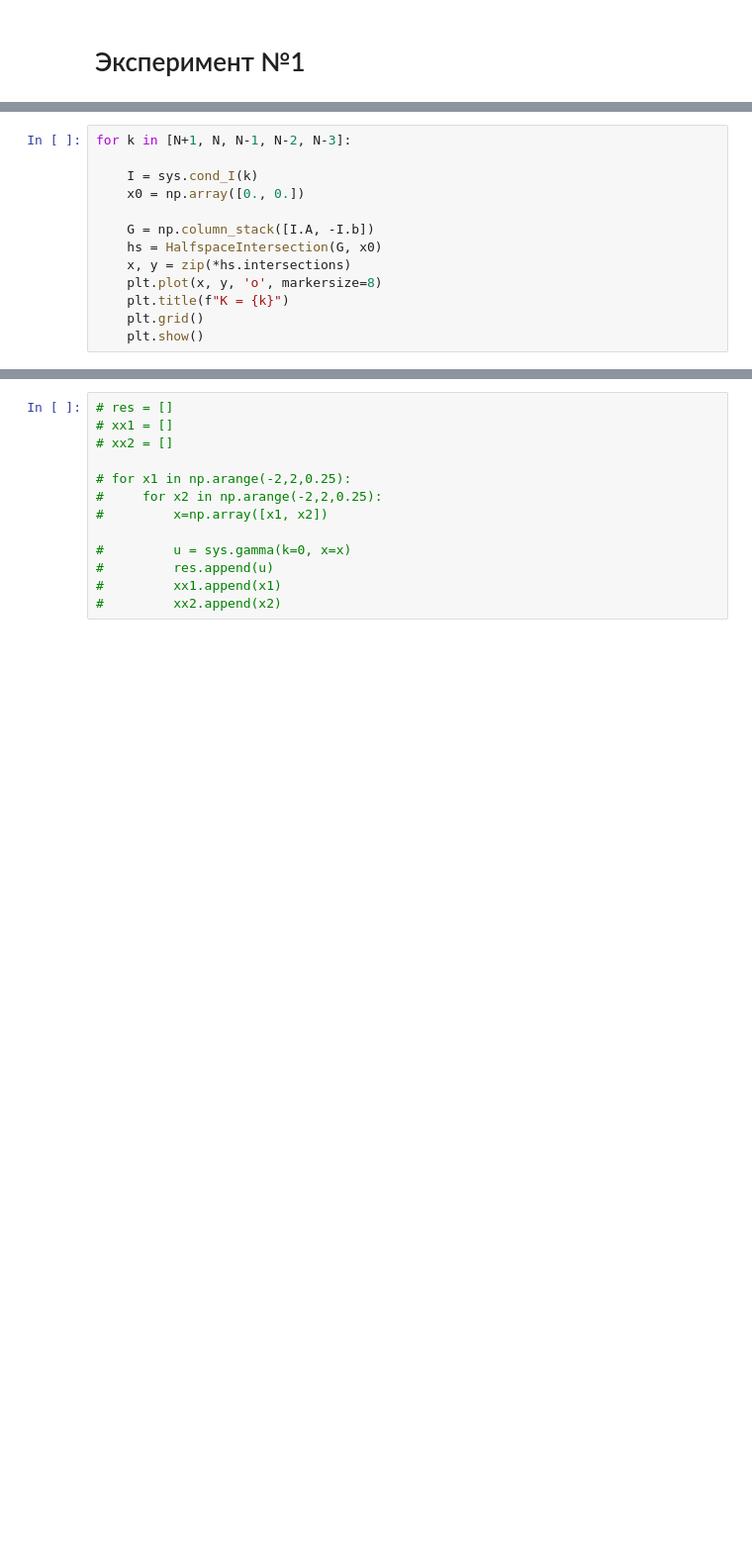
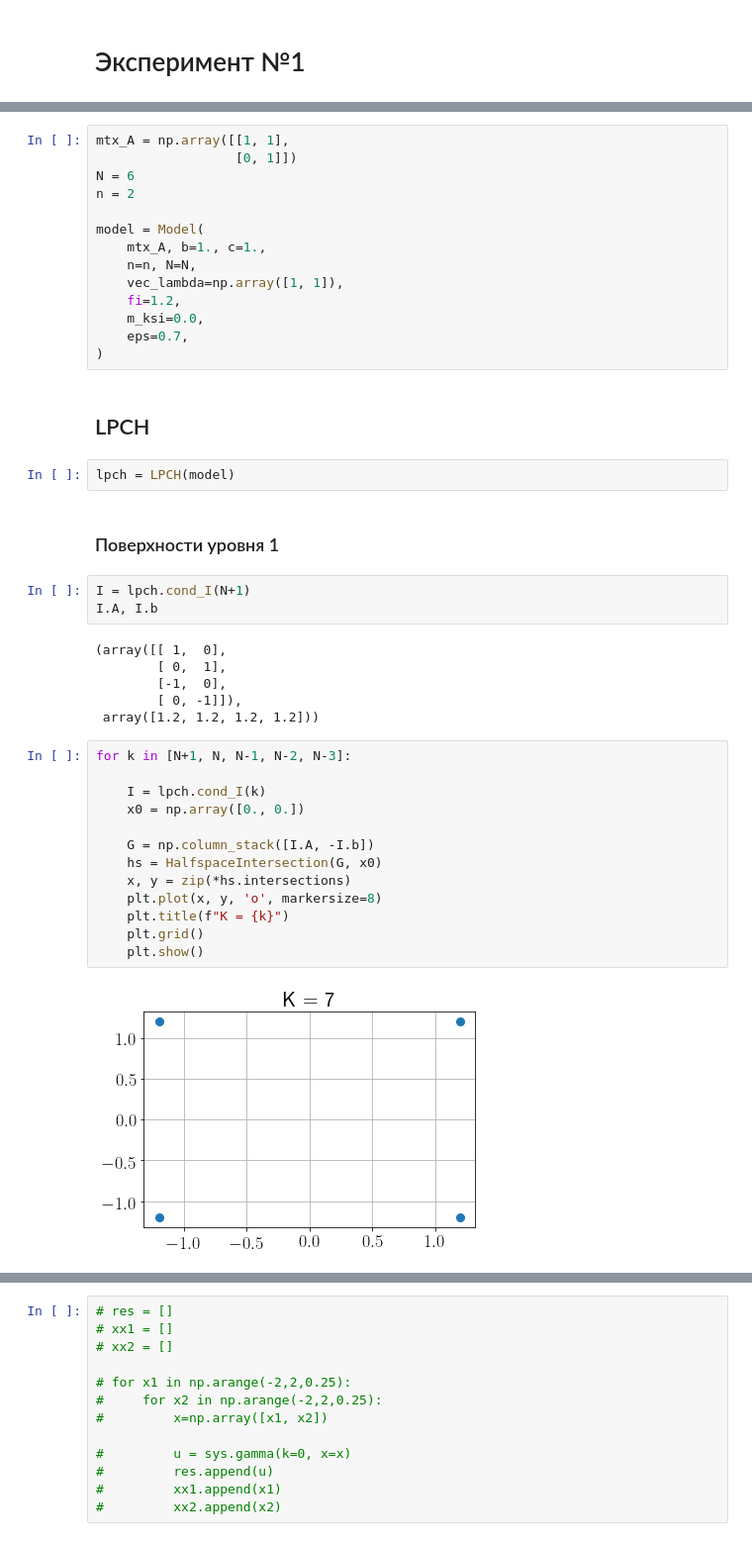
Before and after one commit to tarrapid/mai_update, a Jupyter notebook: notebooks/example_system.ipynb, the cells around one changed output, grey strips where cells are left out. Shown at 99% size. Drawn from its saved outputs; the diff is of its cells as text; blank space fills up the shorter version.

```diff
--- a/notebooks/example_system.ipynb
+++ b/notebooks/example_system.ipynb
@@ -44,13 +36,0 @@ I.A, I.b
-# %%
-for k in [N+1, N, N-1, N-2, N-3]:
-
-    I = sys.cond_I(k)
-    x0 = np.array([0., 0.])
-
-    G = np.column_stack([I.A, -I.b])
-    hs = HalfspaceIntersection(G, x0)
-    x, y = zip(*hs.intersections)
-    plt.plot(x, y, 'o', markersize=8)
-    plt.title(f"K = {k}")
-    plt.grid()
-    plt.show()
@@ -112,0 +37,44 @@ plot_modelling(sys, x_list, u_list, ksi_list)
+# %%
+mtx_A = np.array([[1, 1],
+                  [0, 1]])
+N = 6
+n = 2
+
+model = Model(
+    mtx_A, b=1., c=1.,
+    n=n, N=N,
+    vec_lambda=np.array([1, 1]),
+    fi=1.2,
+    m_ksi=0.0,
+    eps=0.7,
+)
+# %% [markdown]
+## LPCH
+# %%
+lpch = LPCH(model)
+# %% [markdown]
+### Поверхности уровня 1
+# %%
+I = lpch.cond_I(N+1)
+I.A, I.b
+# %% [output]
+(array([[ 1,  0],
+        [ 0,  1],
+        [-1,  0],
+        [ 0, -1]]),
+ array([1.2, 1.2, 1.2, 1.2]))
+# %%
+for k in [N+1, N, N-1, N-2, N-3]:
+
+    I = lpch.cond_I(k)
+    x0 = np.array([0., 0.])
+
+    G = np.column_stack([I.A, -I.b])
+    hs = HalfspaceIntersection(G, x0)
+    x, y = zip(*hs.intersections)
+    plt.plot(x, y, 'o', markersize=8)
+    plt.title(f"K = {k}")
+    plt.grid()
+    plt.show()
+# %% [output]
+[figure, added]
```
Also changed, not shown: parts of 52 cells of this notebook, 2 other files.
